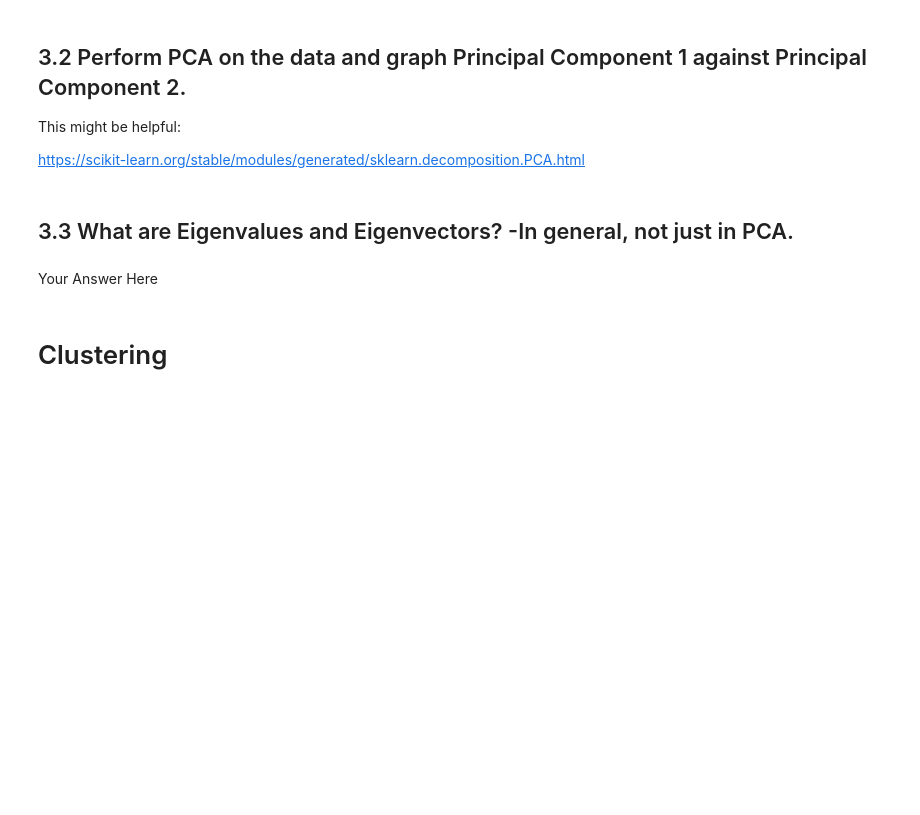
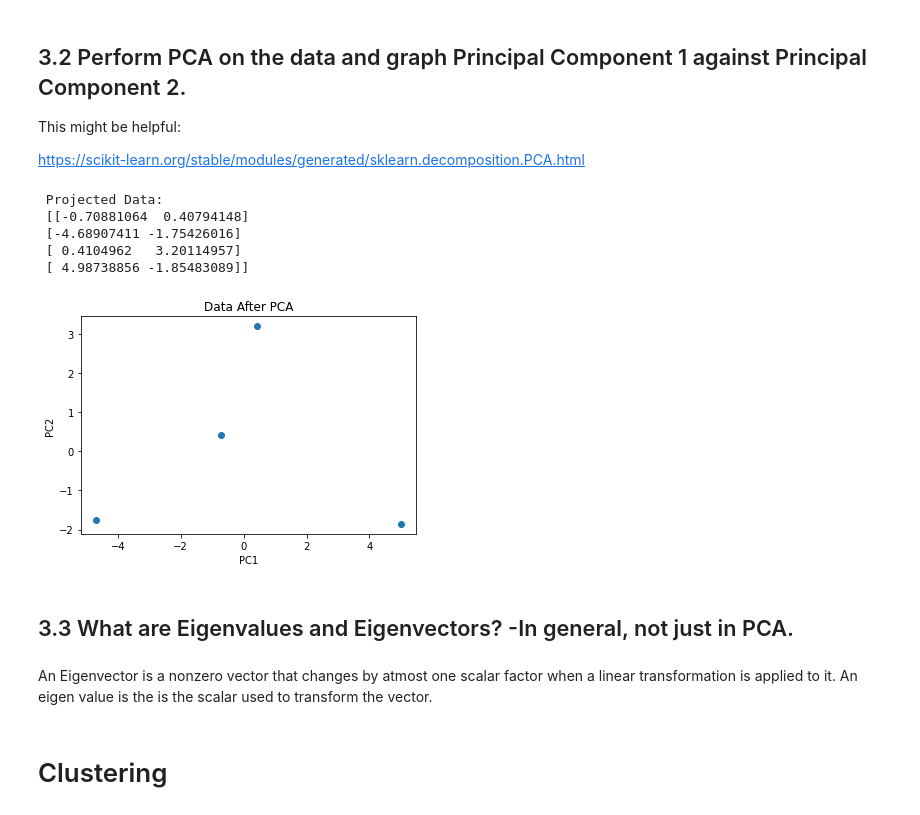
Before and after one commit to JoshuaHaga/DS-Unit-1-Sprint-3-Linear-Algebra, a Jupyter notebook: DS_Unit_1_Sprint_Challenge_3_Linear_Algebra.ipynb, the cells around one changed output. Cells and saved outputs as stored; diff of their text form; code cells hidden in the pictures; blank space fills up the shorter version.

```diff
--- a/DS_Unit_1_Sprint_Challenge_3_Linear_Algebra.ipynb
+++ b/DS_Unit_1_Sprint_Challenge_3_Linear_Algebra.ipynb
@@ -215,0 +296,5 @@ df.head()
+# %%
+df[cat_cols] = df[cat_cols].astype('category')
+# %%
+for col in cat_cols:
+    df[col] = df[col].cat.codes
@@ -215,0 +316,4 @@ df.head()
+# %%
+scaler = StandardScaler()
+standardized = scaler.fit_transform(df)
+standardized
@@ -224,7 +343,29 @@ This might be helpful:
+# %%
+pca = PCA(2)
+pca.fit(standardized)
+
+transformed = pca.transform(standardized)
+print("\n Projected Data: \n", transformed)
+# %% [output]
+ Projected Data:
+ [[-0.70881064  0.40794148]
+ [-4.68907411 -1.75426016]
+ [ 0.4104962   3.20114957]
+ [ 4.98738856 -1.85483089]]
+# %%
+df2 = pd.DataFrame(transformed)
+
+plt.scatter(df2[0], df2[1])
+plt.title("Data After PCA")
+plt.xlabel('PC1')
+plt.ylabel('PC2')
+plt.show()
+# %% [output]
+[figure, added]
 # %% [markdown]
 ## 3.3 What are Eigenvalues and Eigenvectors? -In general, not just in PCA.
-# %% [markdown]
-Your Answer Here
+# %% [markdown]
+An Eigenvector is a nonzero vector that changes by atmost one scalar factor when a linear transformation is applied to it. An eigen value is the is the scalar used to transform the vector.
 # %% [markdown]
 # Clustering
 # %% [markdown]
```
Also changed, not shown: parts of 32 cells of this notebook.
